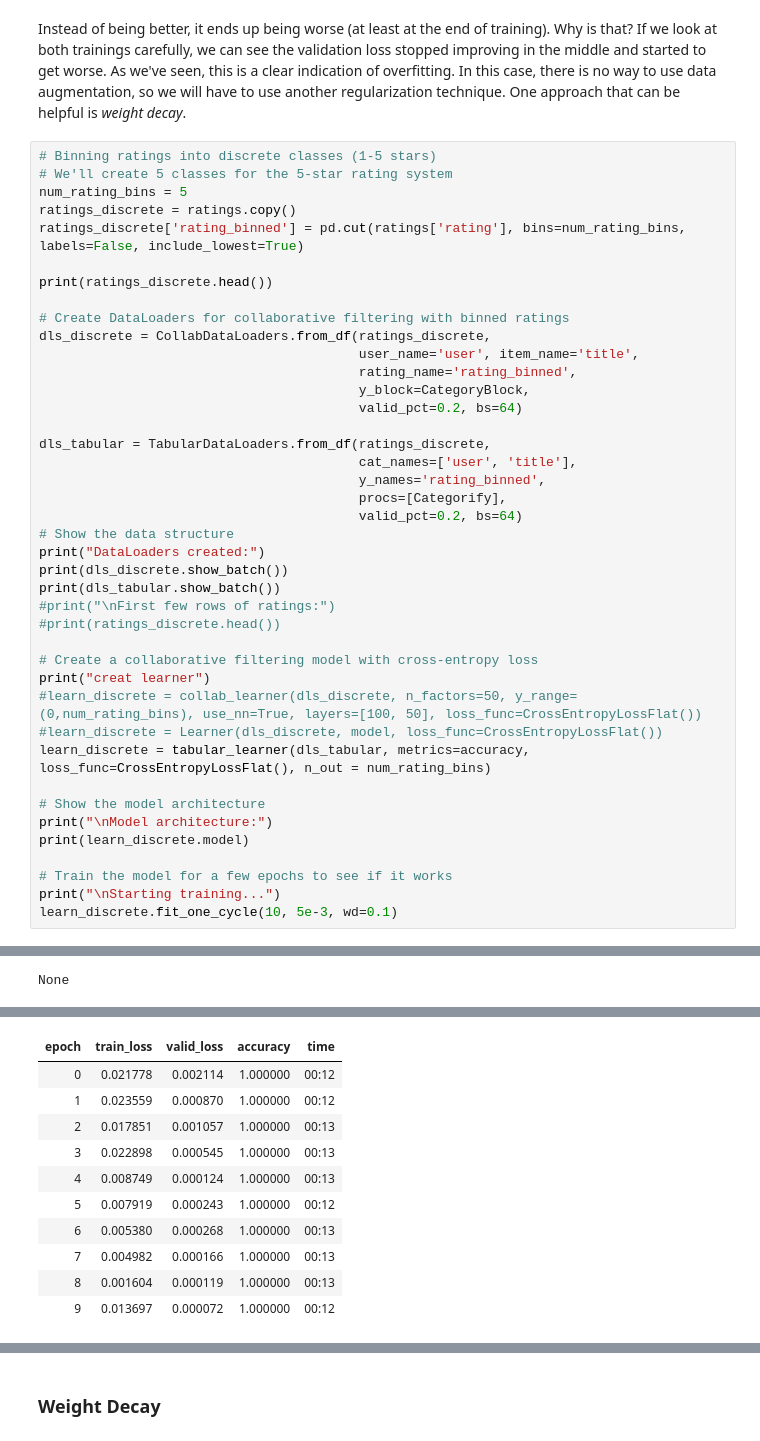
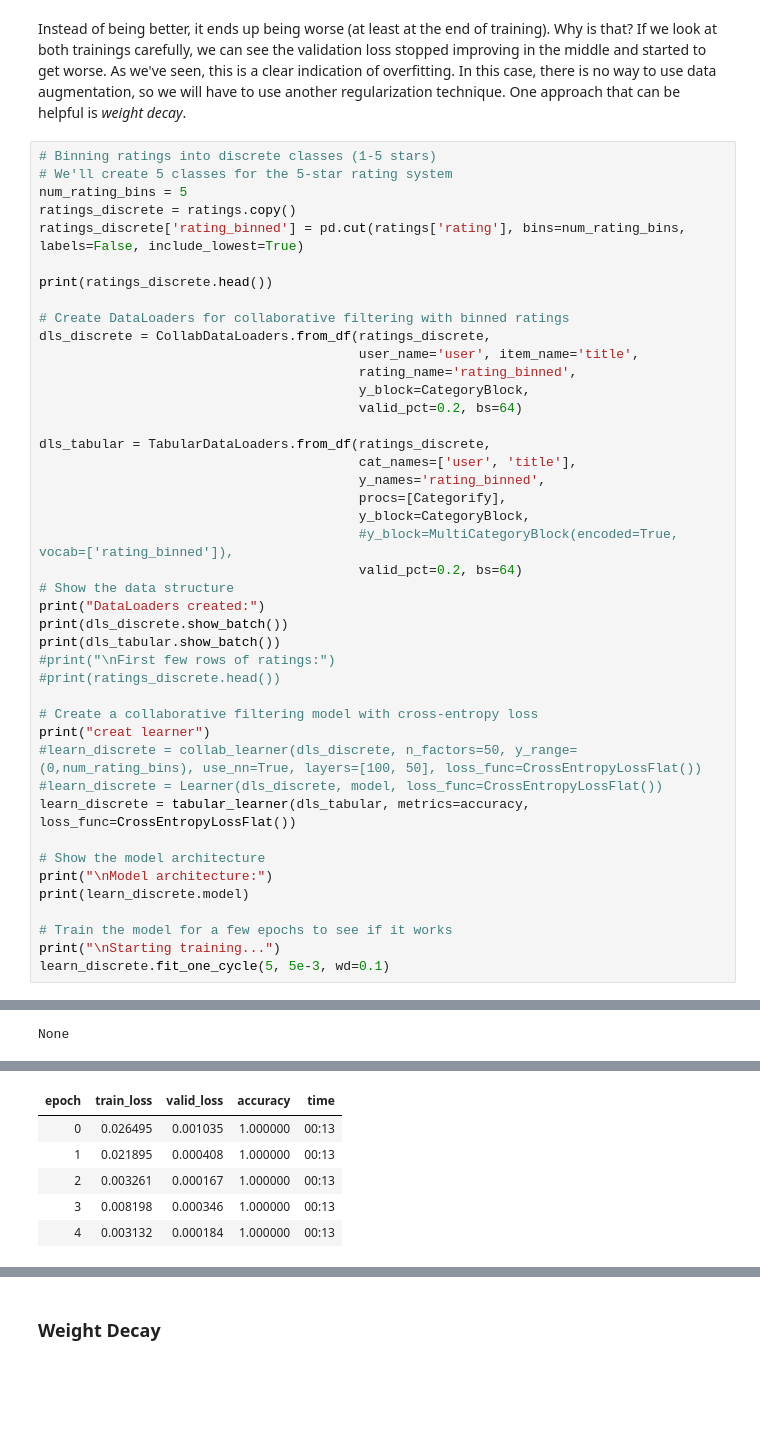
Before and after one commit to 1iyiwei/fastbook, a Jupyter notebook: exercises/07_collaborative_filtering_deep_dive.ipynb, the cells around one changed output, grey strips where cells are left out. Saved outputs shown, nothing was run; the diff lists cells and outputs as text; blank space fills up the shorter version.

Commit message:
y category block

```diff
--- a/exercises/07_collaborative_filtering_deep_dive.ipynb
+++ b/exercises/07_collaborative_filtering_deep_dive.ipynb
@@ -308,6 +308,8 @@ dls_tabular = TabularDataLoaders.from_df(ratings_discrete,
                                          cat_names=['user', 'title'],
                                          y_names='rating_binned',
                                          procs=[Categorify],
+                                         y_block=CategoryBlock,
+                                         #y_block=MultiCategoryBlock(encoded=True, vocab=['rating_binned']),
                                          valid_pct=0.2, bs=64)
 # Show the data structure
 print("DataLoaders created:")
@@ -320,7 +322,7 @@ print(dls_tabular.show_batch())
 print("creat learner")
 #learn_discrete = collab_learner(dls_discrete, n_factors=50, y_range=(0,num_rating_bins), use_nn=True, layers=[100, 50], loss_func=CrossEntropyLossFlat())
 #learn_discrete = Learner(dls_discrete, model, loss_func=CrossEntropyLossFlat())
-learn_discrete = tabular_learner(dls_tabular, metrics=accuracy, loss_func=CrossEntropyLossFlat(), n_out = num_rating_bins)
+learn_discrete = tabular_learner(dls_tabular, metrics=accuracy, loss_func=CrossEntropyLossFlat())
 
 # Show the model architecture
 print("\nModel architecture:")
@@ -328,7 +330,7 @@ print(learn_discrete.model)
 
 # Train the model for a few epochs to see if it works
 print("\nStarting training...")
-learn_discrete.fit_one_cycle(10, 5e-3, wd=0.1)
+learn_discrete.fit_one_cycle(5, 5e-3, wd=0.1)
 # %% [output]
    user  movie  rating  timestamp                       title  rating_binned
 0   196    242       3  881250949                Kolya (1996)              2
@@ -363,30 +365,25 @@ None
 None
 creat learner
 
 Model architecture:
 TabularModel(
   (embeds): ModuleList(
     (0): Embedding(944, 74)
     (1): Embedding(1665, 102)
   )
   (emb_drop): Dropout(p=0.0, inplace=False)
   (bn_cont): BatchNorm1d(3, eps=1e-05, momentum=0.1, affine=True, track_running_stats=True)
   (layers): Sequential(
 ... (13 lines left out)
   )
 )
 
 Starting training...
 | epoch | train_loss | valid_loss | accuracy | time |
-| 0 | 0.021778 | 0.002114 | 1.000000 | 00:12 |
-| 1 | 0.023559 | 0.000870 | 1.000000 | 00:12 |
-| 2 | 0.017851 | 0.001057 | 1.000000 | 00:13 |
-| 3 | 0.022898 | 0.000545 | 1.000000 | 00:13 |
-| 4 | 0.008749 | 0.000124 | 1.000000 | 00:13 |
-| 5 | 0.007919 | 0.000243 | 1.000000 | 00:12 |
-| 6 | 0.005380 | 0.000268 | 1.000000 | 00:13 |
-| 7 | 0.004982 | 0.000166 | 1.000000 | 00:13 |
-| 8 | 0.001604 | 0.000119 | 1.000000 | 00:13 |
-| 9 | 0.013697 | 0.000072 | 1.000000 | 00:12 |
+| 0 | 0.026495 | 0.001035 | 1.000000 | 00:13 |
+| 1 | 0.021895 | 0.000408 | 1.000000 | 00:13 |
+| 2 | 0.003261 | 0.000167 | 1.000000 | 00:13 |
+| 3 | 0.008198 | 0.000346 | 1.000000 | 00:13 |
+| 4 | 0.003132 | 0.000184 | 1.000000 | 00:13 |
 # %%
 print(ratings['rating'].min(), ratings['rating'].max())
```
Also changed, not shown: parts of 15 cells of this notebook.
